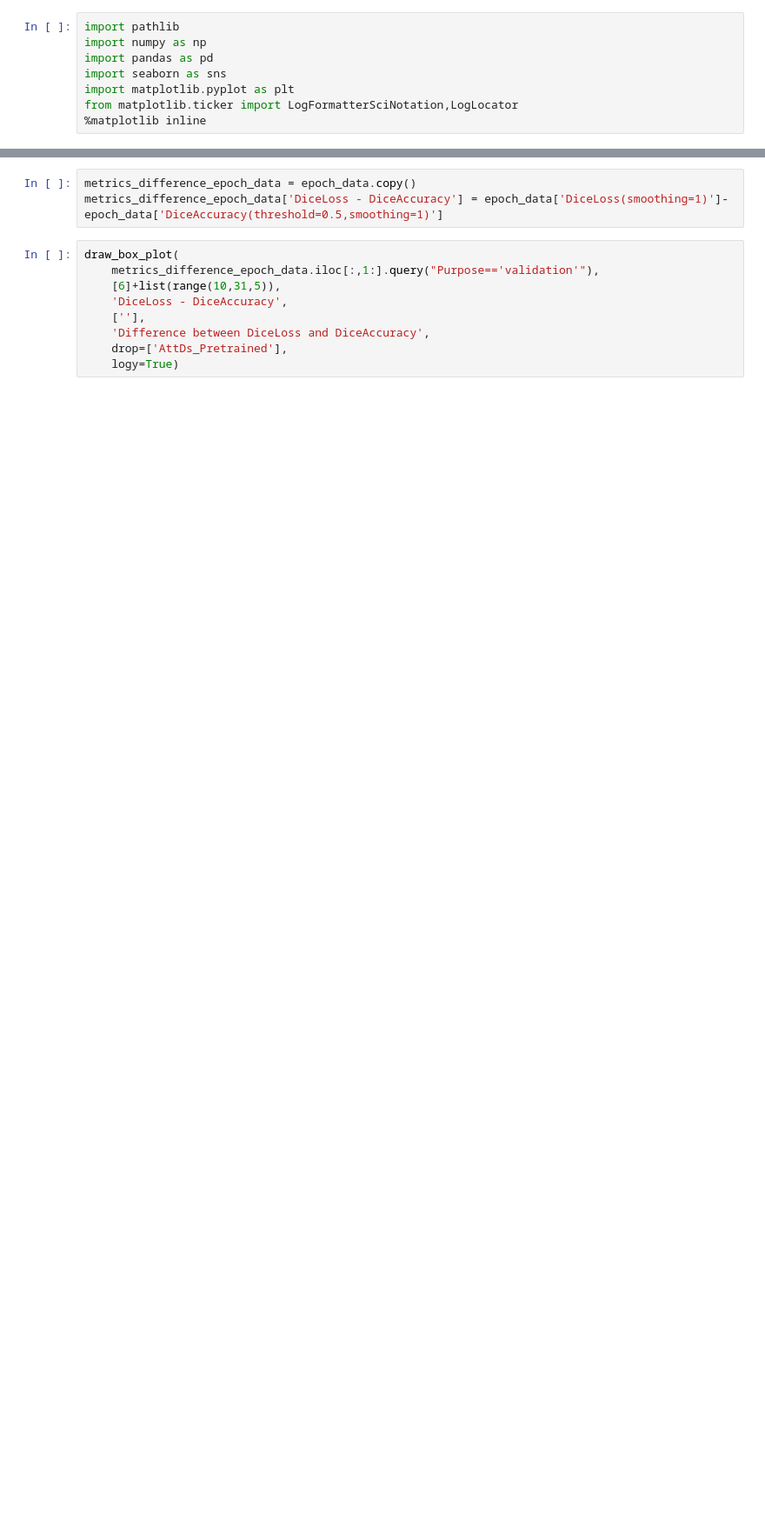
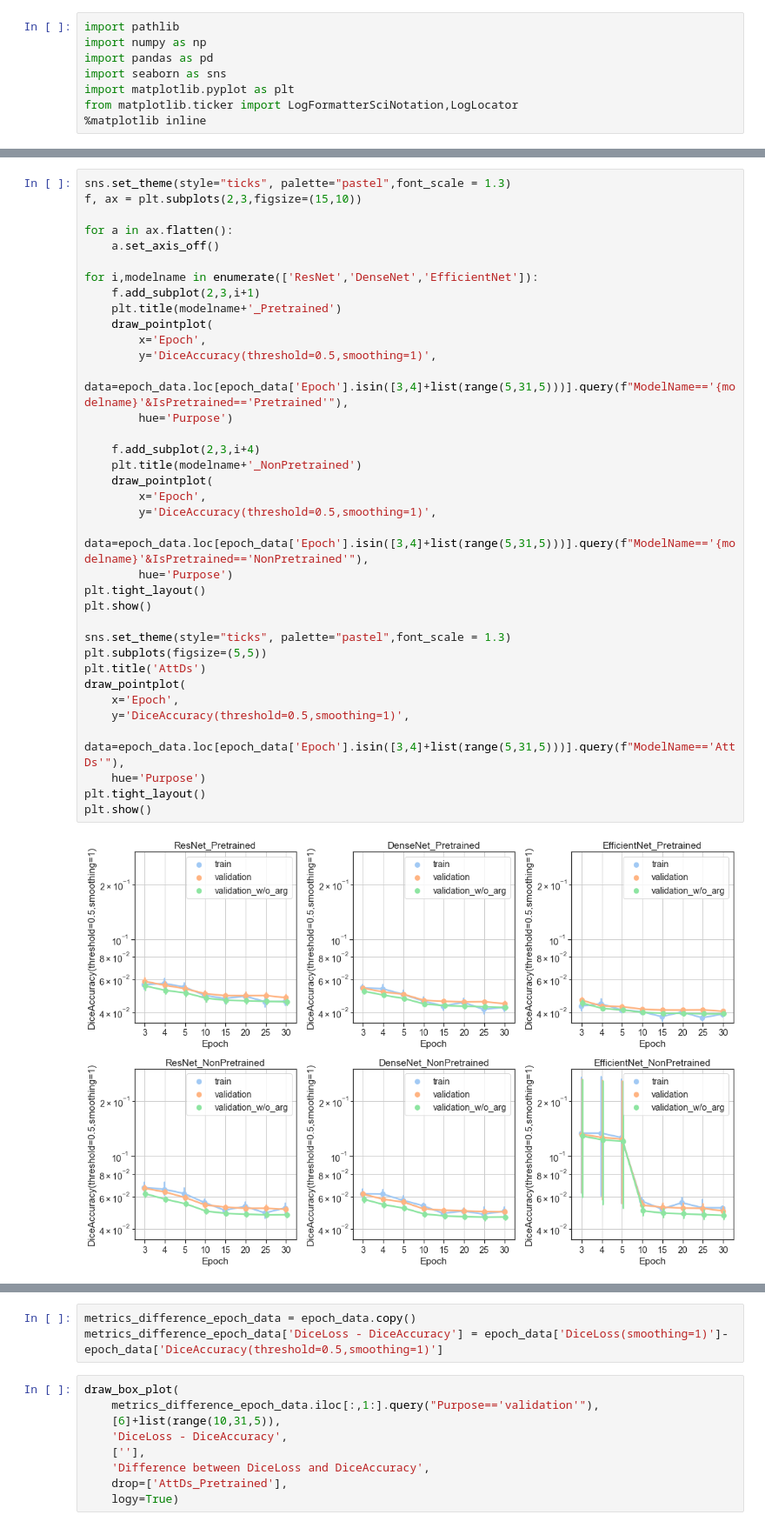
Before and after one commit to you-ming-hu/Cardiac_Catheterization_Project, a Jupyter notebook: pytorch/Results/Losses_and_Metrics/losses_and_metrics_analysis.ipynb, the cells around one changed output, grey strips where cells are left out. Shown at 87% size. Drawn from its saved outputs; the diff is of its cells as text; blank space fills up the shorter version.

```diff
--- a/pytorch/Results/Losses_and_Metrics/losses_and_metrics_analysis.ipynb
+++ b/pytorch/Results/Losses_and_Metrics/losses_and_metrics_analysis.ipynb
@@ -245,0 +173,38 @@ and has lower loss.
+# %%
+sns.set_theme(style="ticks", palette="pastel",font_scale = 1.3)
+f, ax = plt.subplots(2,3,figsize=(15,10))
+
+for a in ax.flatten():
+    a.set_axis_off()
+
+for i,modelname in enumerate(['ResNet','DenseNet','EfficientNet']):
+    f.add_subplot(2,3,i+1)
+    plt.title(modelname+'_Pretrained')
+    draw_pointplot(
+        x='Epoch',
+        y='DiceAccuracy(threshold=0.5,smoothing=1)',
+        data=epoch_data.loc[epoch_data['Epoch'].isin([3,4]+list(range(5,31,5)))].query(f"ModelName=='{modelname}'&IsPretrained=='Pretrained'"),
+        hue='Purpose')
+
+    f.add_subplot(2,3,i+4)
+    plt.title(modelname+'_NonPretrained')
+    draw_pointplot(
+        x='Epoch',
+        y='DiceAccuracy(threshold=0.5,smoothing=1)',
+        data=epoch_data.loc[epoch_data['Epoch'].isin([3,4]+list(range(5,31,5)))].query(f"ModelName=='{modelname}'&IsPretrained=='NonPretrained'"),
+        hue='Purpose')
+plt.tight_layout()
+plt.show()
+
+sns.set_theme(style="ticks", palette="pastel",font_scale = 1.3)
+plt.subplots(figsize=(5,5))
+plt.title('AttDs')
+draw_pointplot(
+    x='Epoch',
+    y='DiceAccuracy(threshold=0.5,smoothing=1)',
+    data=epoch_data.loc[epoch_data['Epoch'].isin([3,4]+list(range(5,31,5)))].query(f"ModelName=='AttDs'"),
+    hue='Purpose')
+plt.tight_layout()
+plt.show()
+# %% [output]
+[figure, added]
```
Also changed, not shown: parts of 14 cells of this notebook, 56 other files.
